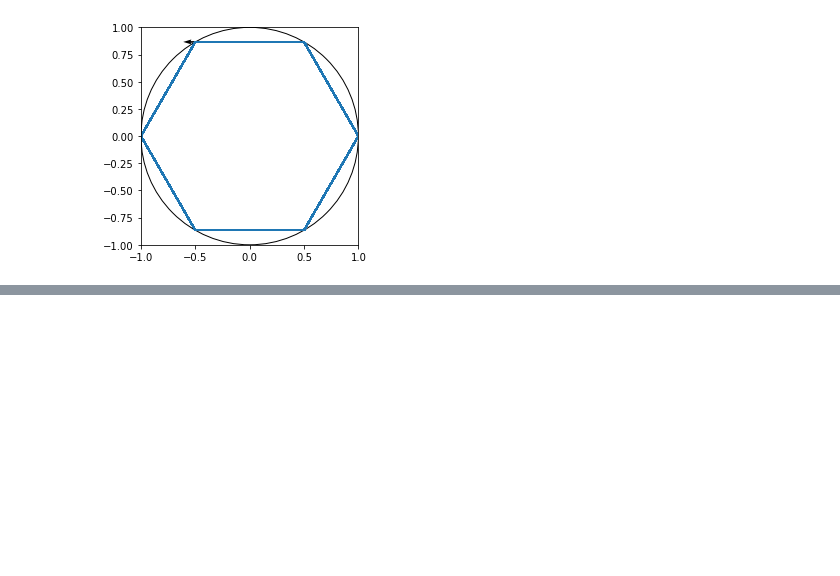
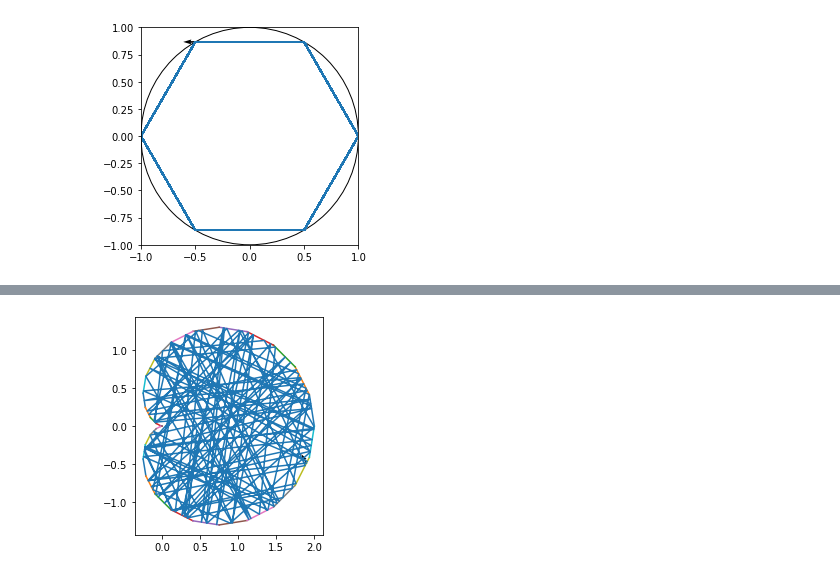
Before and after one commit to Creatorri/18.821-Project-2-Billiards, a Jupyter notebook: Simple Collision.ipynb, the cells around one changed output, grey strips where cells are left out. Drawn from its saved outputs; the diff is of its cells as text; code cells hidden in the pictures; blank space fills up the shorter version.

Commit message:
I made arbitrary polar polygons possible
and it's wack bro

```diff
--- a/Simple Collision.ipynb
+++ b/Simple Collision.ipynb
@@ -30,9 +30,10 @@ def normalize(v):
         return v
     return v/l#np.multiply(1/l,v)
 # %%
-def ngon(n):
+def polar_poly(r,n):
+    r = np.vectorize(r)
     theta = 2*np.pi/n
     angles = np.array([x*theta for x in range(n)])
-    p0s = np.vstack((np.cos(angles),np.sin(angles))).T
+    p0s = np.vstack((r(angles)*np.cos(angles),r(angles)*np.sin(angles))).T
     p1s = np.array(list(map(lambda i: p0s[(i+1)%n],range(n))))
     return np.array(list(zip(p0s,p1s)))
@@ -47,7 +51,7 @@ def line_hit(x,v,p0,p1,verbose=False):
     if t[1] < 1 and t[1] > 0 and t[0] > 0 and np.linalg.norm(p-nx) < error:
         n = np.array([-dp[1],dp[0]])
         dot = -np.dot(n,p)
-        if dot != 0:
+        if False: #np.abs(dot) > error:
             n = dot*n#np.multiply(dot,n) # make sure the norm is pointed the right way
         if verbose:
             print("intersect "+str(t))
@@ -60,8 +64,11 @@ def line_hit(x,v,p0,p1,verbose=False):
 # %%
 def polygon_hit(ps):
     def hit(x,v):
-        hits = map(lambda p: line_hit(x,v,*p[1])+(p[0],),enumerate(ps))
+        hits = list(map(lambda p: line_hit(x,v,*p[1])+(p[0],),enumerate(ps)))
         crossings = list(map(lambda x: (x[1],x[2]), filter(lambda x: x[0], hits)))
+        if crossings == []:
+            print('oh no')
+            print(hits)
         cross = sorted(crossings,key=lambda x: x[0][2][2])[0]
         p = cross[0][0]
         n = cross[0][1]
@@ -169,0 +179,15 @@ plt.bar(us,cs,width=0.05)
+# %%
+shape = polar_poly(lambda t: 1+np.cos(t),30)
+shapehit = polygon_hit(shape)
+ls = sim(shapehit,randx(0.5)+np.array([0.75,0]),randv(),100)
+plt.plot(*shape.T)
+xs = list(map(lambda x: x[0][0], ls))
+ys = list(map(lambda x: x[0][1], ls))
+plt.plot(xs,ys)
+x,v,_ = ls[-1]
+plt.quiver(*x,*v)
+ax = plt.gca()
+ax.set_aspect(1)
+plt.show()
+# %% [output]
+[figure, added]
```
Also changed, not shown: parts of 9 cells of this notebook.
